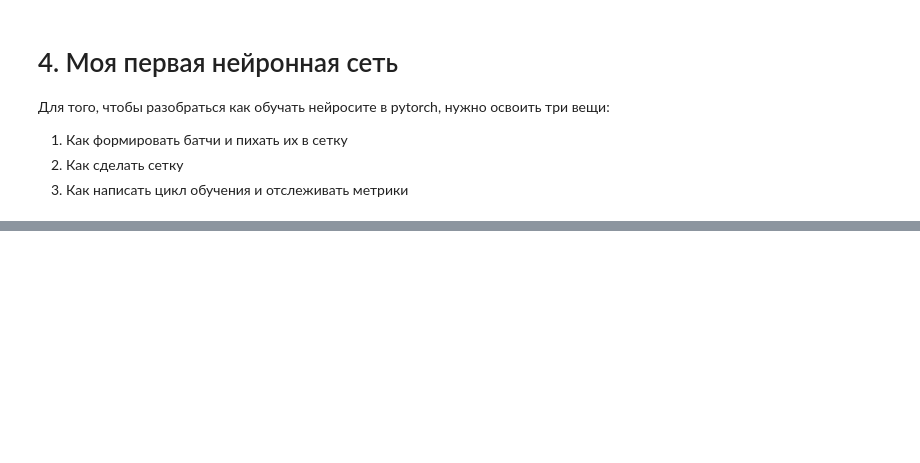
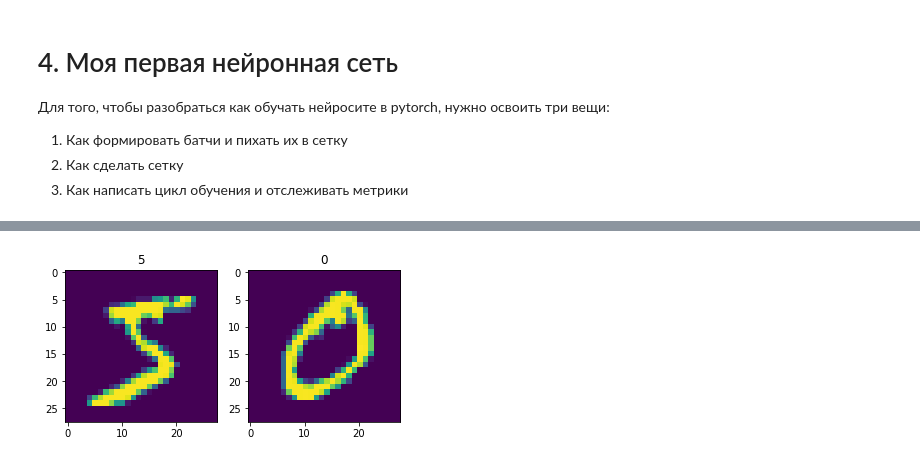
Before and after one commit to LilPomidorLil/DeepLearning, a Jupyter notebook: Введение в глубинное обучение. Полносвязные слои/Seminar/sem-01.ipynb, the cells around one changed output, grey strips where cells are left out. Cells and saved outputs as stored; diff of their text form; code cells hidden in the pictures; blank space fills up the shorter version.

```diff
--- a/Введение в глубинное обучение. Полносвязные слои/Seminar/sem-01.ipynb
+++ b/Введение в глубинное обучение. Полносвязные слои/Seminar/sem-01.ipynb
@@ -355,7 +355,7 @@ tensor([0.1323])
 # %%
 from IPython.display import clear_output
 
-LEARNING_RATE = 0.05
+LEARNING_RATE = 0.5
 
 w = torch.rand(3, requires_grad = True)
 b = torch.rand(1, requires_grad = True)
@@ -364,7 +364,7 @@ x = torch.tensor(boston.data[:, -1] / boston.data[:, -1].max(), dtype = torch.do
 y = torch.tensor(boston.target, dtype = torch.double)
 
 
-for i in range(1000):
+for i in range(100):
   y_pred = (x ** 3) * w[0] + (x ** 2) * w[1] + x * w[2] + b
   loss = torch.mean((y_pred - y) ** 2)
   loss.backward()
@@ -413,0 +565,29 @@ loss =  41.22422248627606
+# %%
+# используем готовый класс от торча для загрузки данных для тренировки
+mnist_train = torchvision.datasets.MNIST(
+    "./mnist/",
+    train=True,
+    download=True,
+    transform=torchvision.transforms.ToTensor()
+)
+mnist_val = torchvision.datasets.MNIST(
+    "./mnist/",
+    train=False,
+    download=True,
+    transform=torchvision.transforms.ToTensor()
+)
+
+# так как это уже унаследованный от Dataset класс, его можно сразу обернуть в даталоадер
+train_dataloader = torch.utils.data.DataLoader(
+    mnist_train,
+    batch_size=4,
+    shuffle=True,
+    num_workers=1
+)
+
+val_dataloader = torch.utils.data.DataLoader(
+    mnist_val,
+    batch_size=4,
+    shuffle=True,
+    num_workers=1
+)
@@ -413,0 +610,9 @@ loss =  41.22422248627606
+# %%
+# посмотрим на то, с чем мы работаем
+for i in [0, 1]:
+    plt.subplot(1, 2, i + 1)
+    plt.imshow(mnist_train[i][0].squeeze(0).numpy().reshape([28, 28]))
+    plt.title(str(mnist_train[i][1]))
+plt.show()
+# %% [output]
+[figure, added]
```
Also changed, not shown: parts of 37 cells of this notebook.
